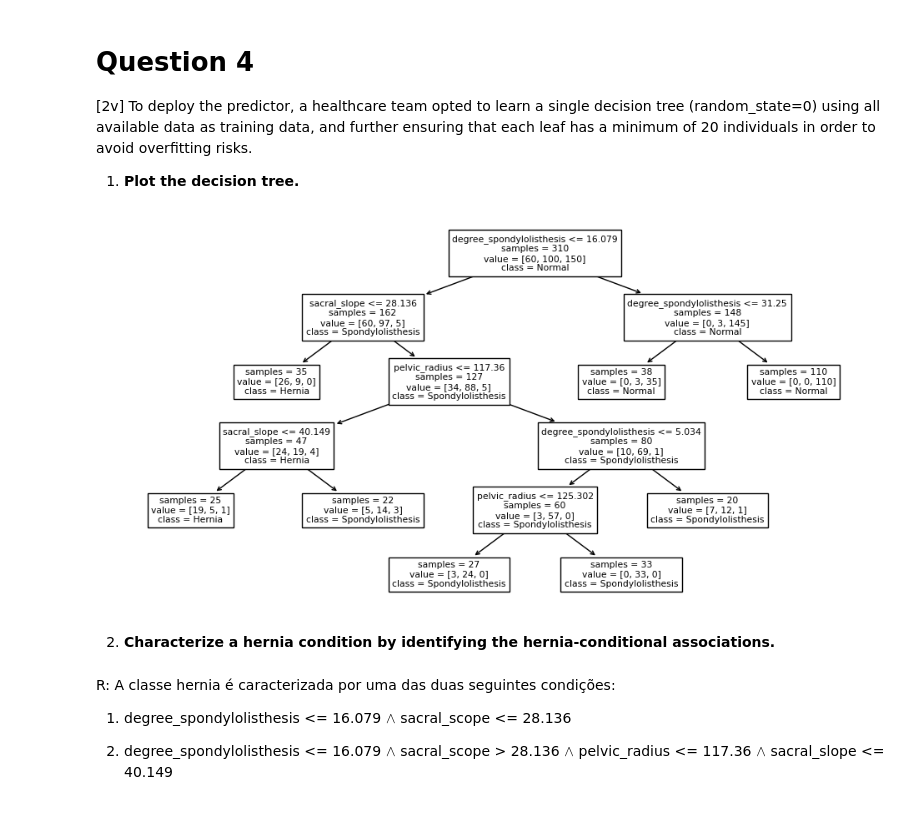
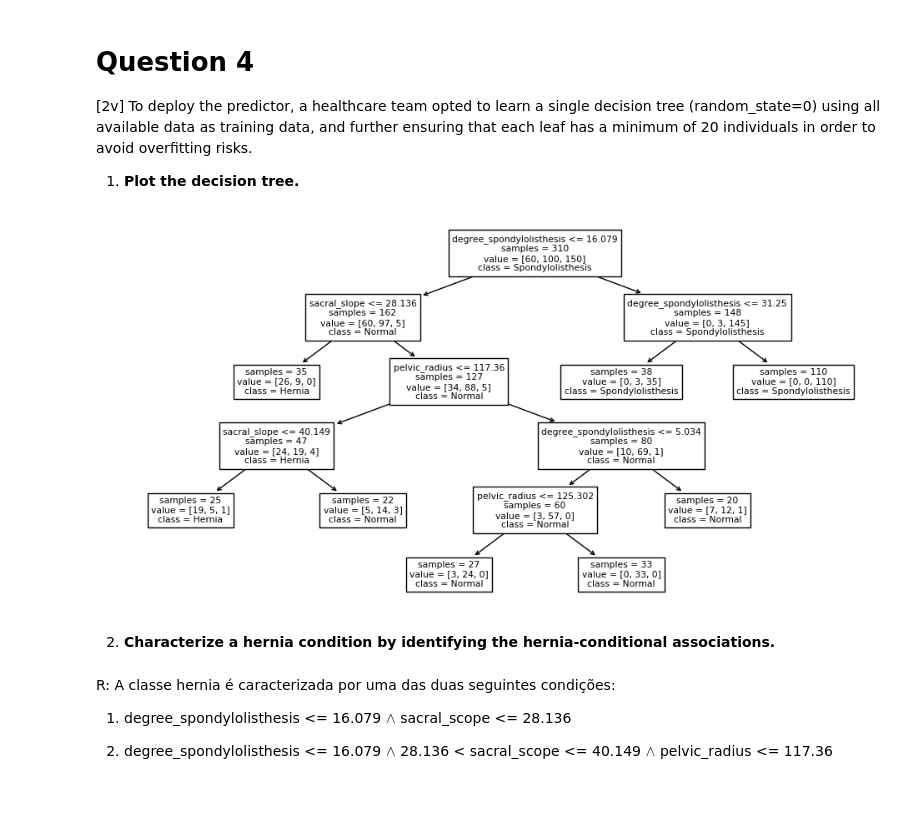
Before and after one commit to nunogoncalves03/apre-homework, a Jupyter notebook: homework-1/homework.ipynb, the cells around one changed output. Drawn from its saved outputs; the diff is of its cells as text; code cells hidden in the pictures.

```diff
--- a/homework-1/homework.ipynb
+++ b/homework-1/homework.ipynb
@@ -117,16 +117,16 @@ a minimum of 20 individuals in order to avoid overfitting risks.
 # %%
 predictor = tree.DecisionTreeClassifier(random_state=0, min_samples_leaf=20)
 predictor.fit(X, y)
 
 figure = plt.figure(figsize=(12, 6))
-tree.plot_tree(predictor, feature_names=X.columns.to_list(), class_names=list(y.unique()), impurity=False)
+tree.plot_tree(predictor, feature_names=X.columns.to_list(), class_names=sorted(list(y.unique())), impurity=False)
 plt.show()
 # %% [output]
-[figure, old version]
+[figure, new version]
 # %% [markdown]
 2. **Characterize a hernia condition by identifying the hernia-conditional associations.**
 # %% [markdown]
 R: A classe hernia é caracterizada por uma das duas seguintes condições:
 1. degree_spondylolisthesis <= 16.079 $\land$ sacral_scope <= 28.136
 
-2. degree_spondylolisthesis <= 16.079 $\land$ sacral_scope > 28.136 $\land$ pelvic_radius <= 117.36 $\land$ sacral_slope <= 40.149
+2. degree_spondylolisthesis <= 16.079 $\land$ 28.136 < sacral_scope <= 40.149 $\land$ pelvic_radius <= 117.36
```
Also changed, not shown: parts of 4 cells of this notebook, 1 other file.
